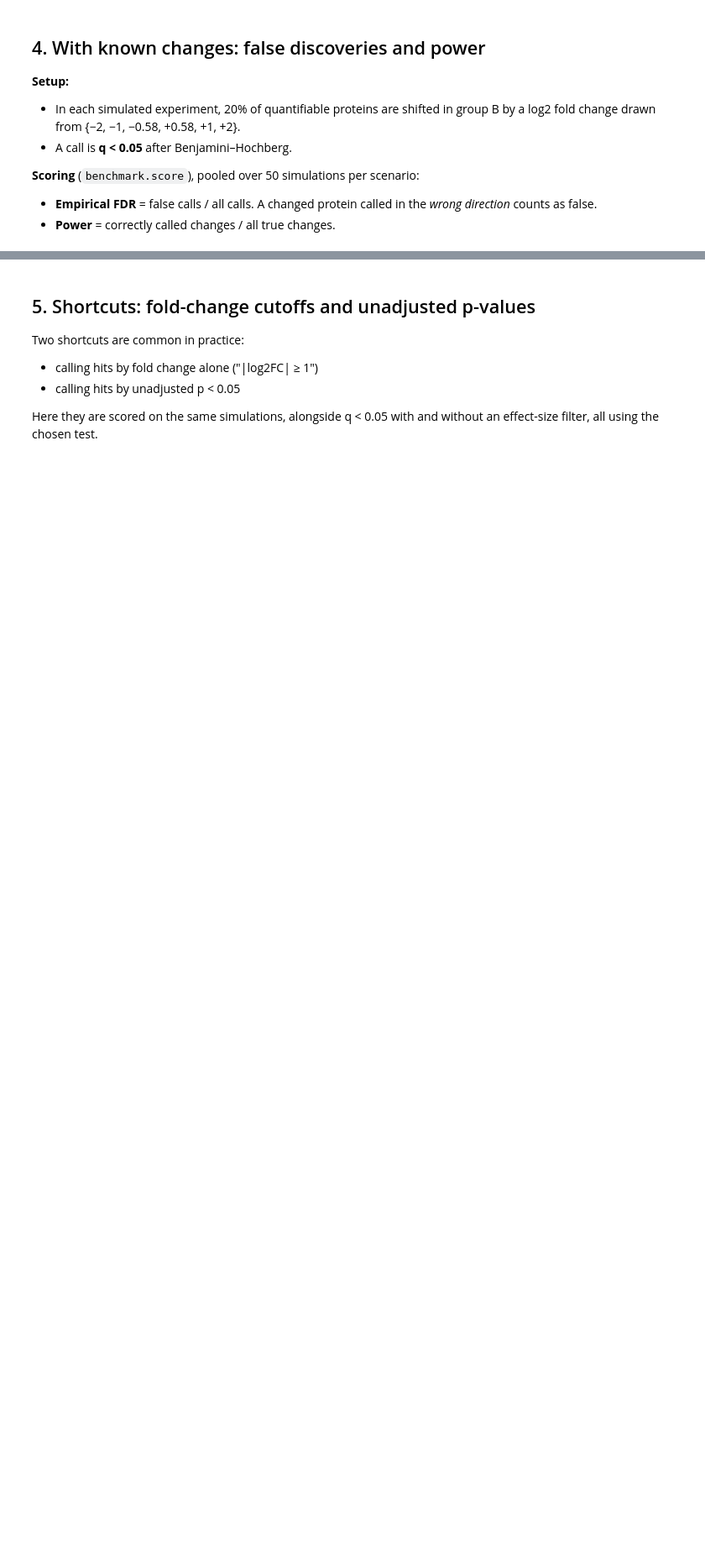
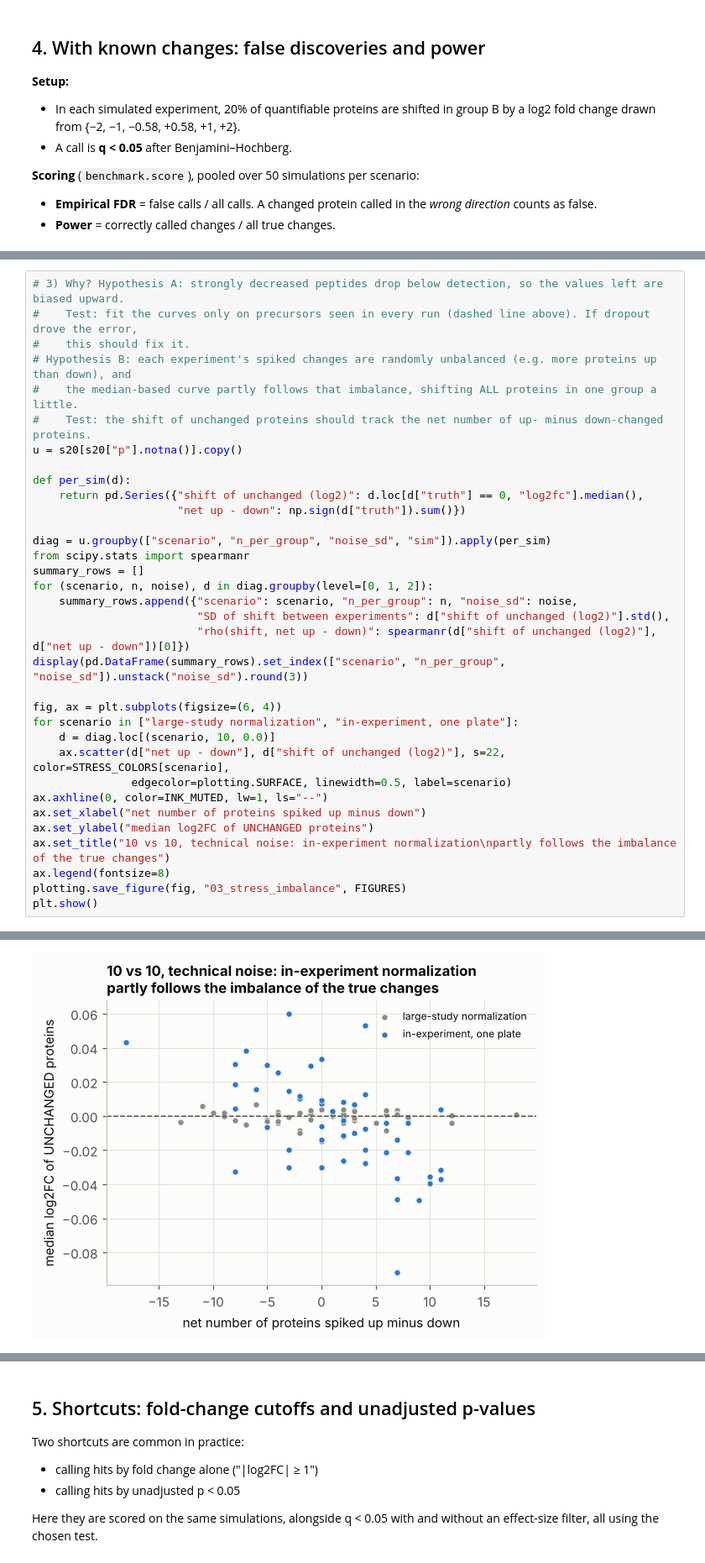
Before and after one commit to acioffi3-spec/dia-proteomics-pipeline, a Jupyter notebook: notebooks/03_differential_abundance_calibration.ipynb, the cells around one changed output, grey strips where cells are left out. Shown at 84% size. Saved outputs shown, nothing was run; the diff lists cells and outputs as text; blank space fills up the shorter version.

```diff
--- a/notebooks/03_differential_abundance_calibration.ipynb
+++ b/notebooks/03_differential_abundance_calibration.ipynb
@@ -305,0 +486,35 @@ plt.show()
+# %%
+# 3) Why? Hypothesis A: strongly decreased peptides drop below detection, so the values left are biased upward.
+#    Test: fit the curves only on precursors seen in every run (dashed line above). If dropout drove the error,
+#    this should fix it.
+# Hypothesis B: each experiment's spiked changes are randomly unbalanced (e.g. more proteins up than down), and
+#    the median-based curve partly follows that imbalance, shifting ALL proteins in one group a little.
+#    Test: the shift of unchanged proteins should track the net number of up- minus down-changed proteins.
+u = s20[s20["p"].notna()].copy()
+
+def per_sim(d):
+    return pd.Series({"shift of unchanged (log2)": d.loc[d["truth"] == 0, "log2fc"].median(),
+                      "net up - down": np.sign(d["truth"]).sum()})
+
+diag = u.groupby(["scenario", "n_per_group", "noise_sd", "sim"]).apply(per_sim)
+from scipy.stats import spearmanr
+summary_rows = []
+for (scenario, n, noise), d in diag.groupby(level=[0, 1, 2]):
+    summary_rows.append({"scenario": scenario, "n_per_group": n, "noise_sd": noise,
+                         "SD of shift between experiments": d["shift of unchanged (log2)"].std(),
+                         "rho(shift, net up - down)": spearmanr(d["shift of unchanged (log2)"], d["net up - down"])[0]})
+display(pd.DataFrame(summary_rows).set_index(["scenario", "n_per_group", "noise_sd"]).unstack("noise_sd").round(3))
+
+fig, ax = plt.subplots(figsize=(6, 4))
+for scenario in ["large-study normalization", "in-experiment, one plate"]:
+    d = diag.loc[(scenario, 10, 0.0)]
+    ax.scatter(d["net up - down"], d["shift of unchanged (log2)"], s=22, color=STRESS_COLORS[scenario],
+               edgecolor=plotting.SURFACE, linewidth=0.5, label=scenario)
+ax.axhline(0, color=INK_MUTED, lw=1, ls="--")
+ax.set_xlabel("net number of proteins spiked up minus down")
+ax.set_ylabel("median log2FC of UNCHANGED proteins")
+ax.set_title("10 vs 10, technical noise: in-experiment normalization\npartly follows the imbalance of the true changes")
+ax.legend(fontsize=8)
+plotting.save_figure(fig, "03_stress_imbalance", FIGURES)
+plt.show()
+# %% [output]
@@ -305,0 +536 @@ plt.show()
+[figure, added]
```
Also changed, not shown: parts of 27 cells of this notebook, 20 other files.
